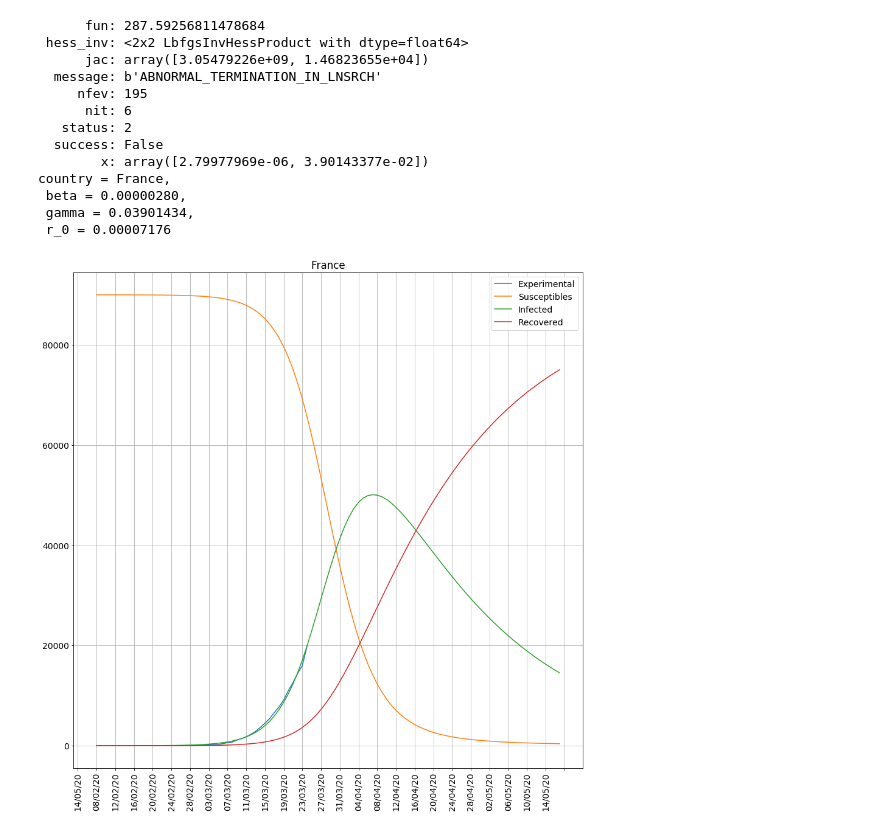
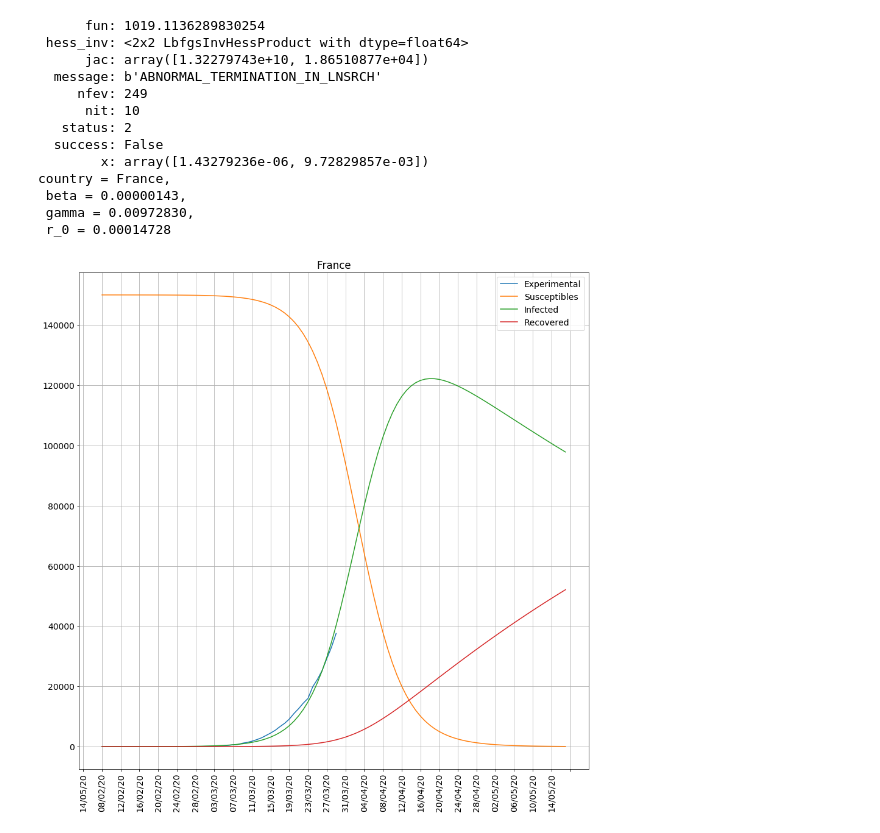
Before and after one commit to mgarciaortiz/callootative_analysis, a Jupyter notebook: notebook_ac.ipynb, the cells around one changed output. Saved outputs shown, nothing was run; the diff lists cells and outputs as text; code cells hidden in the pictures.

```diff
--- a/notebook_ac.ipynb
+++ b/notebook_ac.ipynb
@@ -6,7 +6,7 @@ countries_predefined = ["France", "Italy", "Spain", "Germany", "Portugal", "Unit
 # %%
 csvFile = "data_covid19.csv"
 fileFormat = 1
-dataType = "Cases"
+dataType = "cases"
 plot = True
 nprev = 3
 ndiscard = 0
@@ -34,5 +34,5 @@ Predicted date for saturation =  2020-05-07 00:00:00
 # %%
-plotFitData(["Italy","Spain"], csvFile, fileFormat, "Deaths", plot, nprev, ndiscard, verbose)
+plotFitData(["Italy","Spain"], csvFile, fileFormat, "deaths", plot, nprev, ndiscard, verbose)
 # %% [output]
 *******************************************
 Country                     =  Italy
@@ -77,19 +77,19 @@ plotRealData(countries_predefined, csvFile, fileFormat, ndiscard, "Cases")
 # %%
-initial_values = [90000, 2, 0]
+initial_values = [150000, 2, 0]
 countries = ["France"]
 plotSIRModelForData(countries, csvFile, initial_values)
 # %% [output]
-      fun: 287.59256811478684
+      fun: 1019.1136289830254
  hess_inv: <2x2 LbfgsInvHessProduct with dtype=float64>
-      jac: array([3.05479226e+09, 1.46823655e+04])
+      jac: array([1.32279743e+10, 1.86510877e+04])
   message: b'ABNORMAL_TERMINATION_IN_LNSRCH'
-     nfev: 195
-      nit: 6
+     nfev: 249
+      nit: 10
    status: 2
   success: False
-        x: array([2.79977969e-06, 3.90143377e-02])
+        x: array([1.43279236e-06, 9.72829857e-03])
 country = France,
- beta = 0.00000280,
- gamma = 0.03901434,
- r_0 = 0.00007176
+ beta = 0.00000143,
+ gamma = 0.00972830,
+ r_0 = 0.00014728
-[figure, old version]
+[figure, new version]
```
Also changed, not shown: parts of 3 cells of this notebook.
